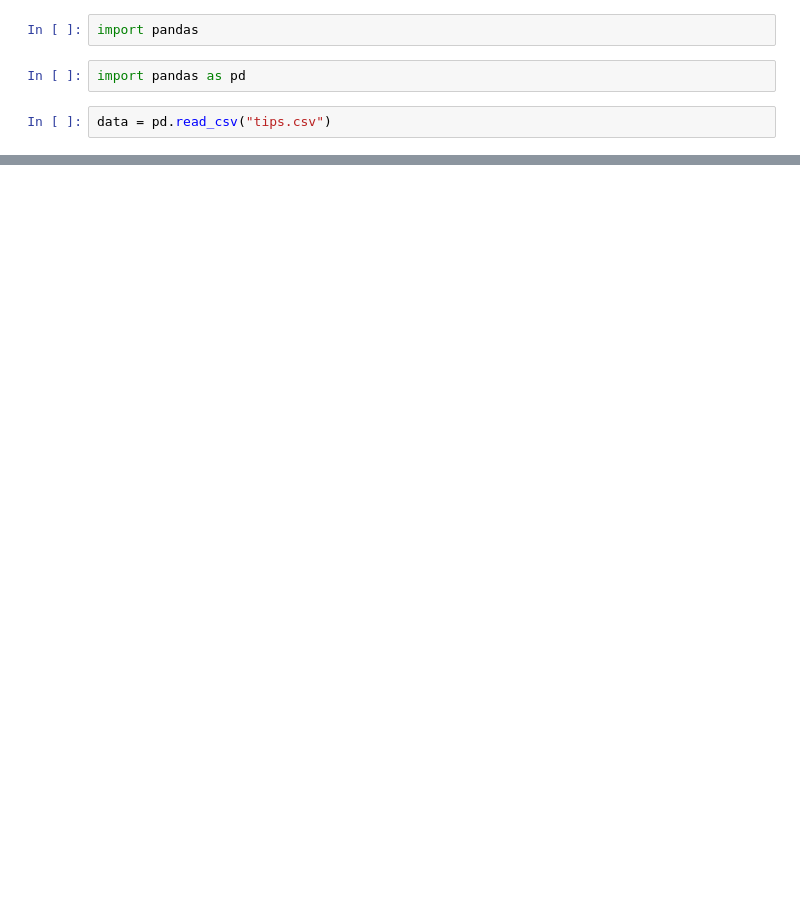
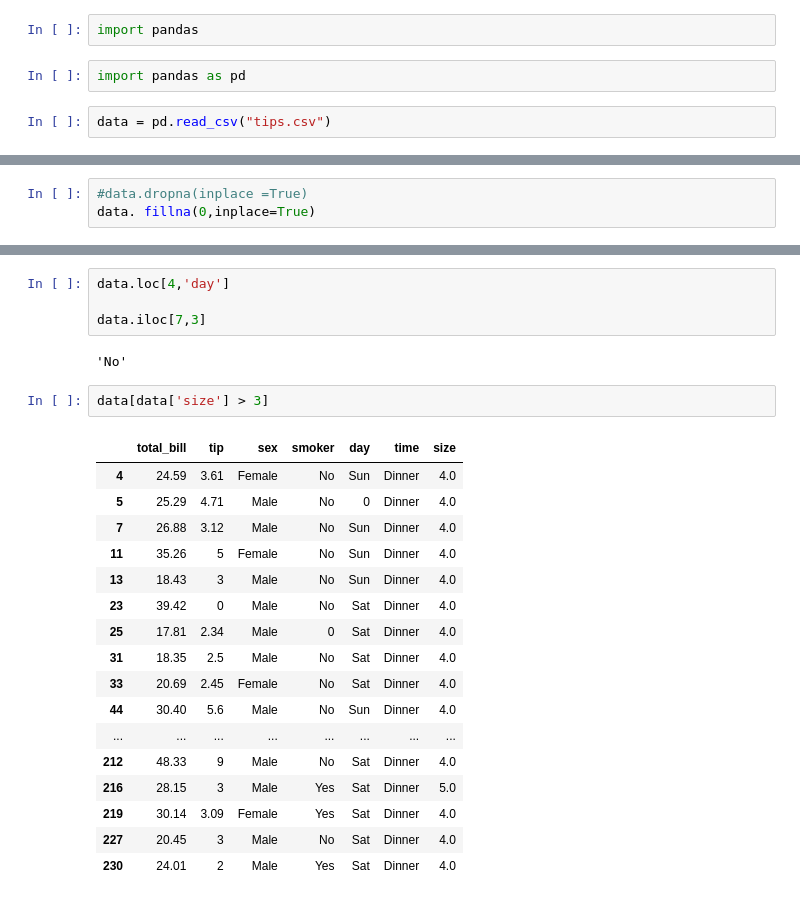
Before and after one commit to mhemanthkmr/June25-07-2024, a Jupyter notebook: panda.ipynb, the cells around one changed output, grey strips where cells are left out. Cells and saved outputs as stored; diff of their text form; blank space fills up the shorter version.

```diff
--- a/panda.ipynb
+++ b/panda.ipynb
@@ -43,0 +128,3 @@ data.describe()
+# %%
+#data.dropna(inplace =True)
+data. fillna(0,inplace=True)
@@ -43,0 +147,26 @@ data.describe()
+# %%
+data.loc[4,'day']
+
+data.iloc[7,3]
+# %% [output]
+'No'
+# %%
+data[data['size'] > 3]
+# %% [output]
+|  | total_bill | tip | sex | smoker | day | time | size |
+| 4 | 24.59 | 3.61 | Female | No | Sun | Dinner | 4.0 |
+| 5 | 25.29 | 4.71 | Male | No | 0 | Dinner | 4.0 |
+| 7 | 26.88 | 3.12 | Male | No | Sun | Dinner | 4.0 |
+| 11 | 35.26 | 5 | Female | No | Sun | Dinner | 4.0 |
+| 13 | 18.43 | 3 | Male | No | Sun | Dinner | 4.0 |
+| 23 | 39.42 | 0 | Male | No | Sat | Dinner | 4.0 |
+| 25 | 17.81 | 2.34 | Male | 0 | Sat | Dinner | 4.0 |
+| 31 | 18.35 | 2.5 | Male | No | Sat | Dinner | 4.0 |
+| 33 | 20.69 | 2.45 | Female | No | Sat | Dinner | 4.0 |
+| 44 | 30.40 | 5.6 | Male | No | Sun | Dinner | 4.0 |
+| ... | ... | ... | ... | ... | ... | ... | ... |
+| 212 | 48.33 | 9 | Male | No | Sat | Dinner | 4.0 |
+| 216 | 28.15 | 3 | Male | Yes | Sat | Dinner | 5.0 |
+| 219 | 30.14 | 3.09 | Female | Yes | Sat | Dinner | 4.0 |
+| 227 | 20.45 | 3 | Male | No | Sat | Dinner | 4.0 |
+| 230 | 24.01 | 2 | Male | Yes | Sat | Dinner | 4.0 |
```
Also changed, not shown: parts of 18 cells of this notebook, 1 other file.
